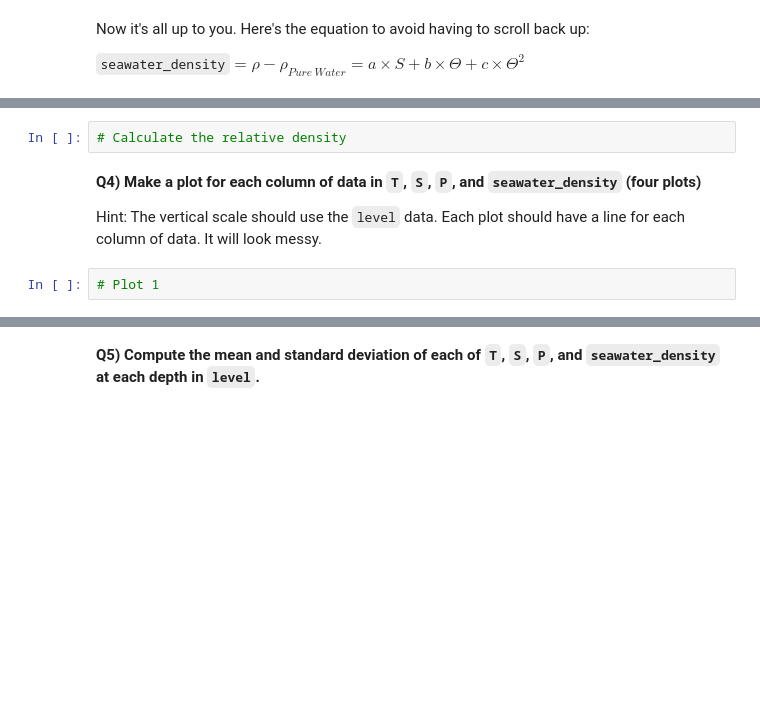
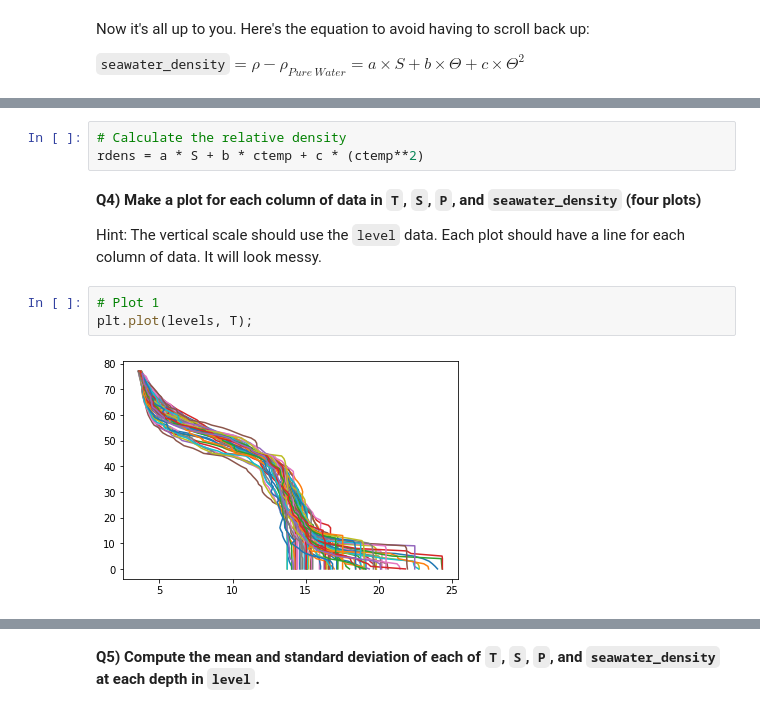
Before and after one commit to isabelntho/2022_ML_Earth_Env_Sci, a Jupyter notebook: Lab_Notebooks/S1_2_Numpy.ipynb, the cells around one changed output, grey strips where cells are left out. Cells and saved outputs as stored; diff of their text form; blank space fills up the shorter version.

```diff
--- a/Lab_Notebooks/S1_2_Numpy.ipynb
+++ b/Lab_Notebooks/S1_2_Numpy.ipynb
@@ -574,10 +598,14 @@ Now it's all up to you. Here's the equation to avoid having to scroll back up:
 # %%
 # Calculate the relative density
+rdens = a * S + b * ctemp + c * (ctemp**2)
 # %% [markdown]
 **Q4) Make a plot for each column of data in `T`, `S`, `P`, and `seawater_density` (four plots)**
 
 Hint: The vertical scale should use the `level` data. Each plot should have a line for each column of data. It will look messy.
 # %%
 # Plot 1
+plt.plot(levels, T);
+# %% [output]
+[figure, added]
 # %%
 # Plot 2
```
Also changed, not shown: parts of 21 cells of this notebook.
